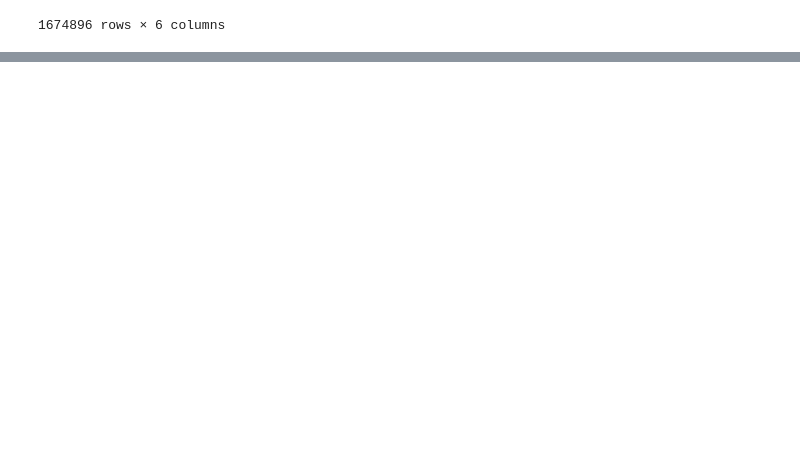
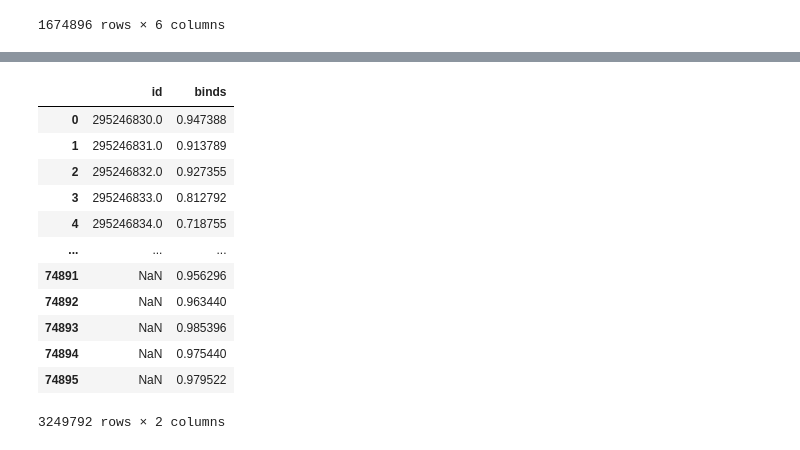
Before and after one commit to alexjimenez99/Leash-Bio, a Jupyter notebook: Leash_Bio_Kaggle.ipynb, the cells around one changed output, grey strips where cells are left out. Drawn from its saved outputs; the diff is of its cells as text; code cells hidden in the pictures; blank space fills up the shorter version.

```diff
--- a/Leash_Bio_Kaggle.ipynb
+++ b/Leash_Bio_Kaggle.ipynb
@@ -828,0 +1270,16 @@ ValueError: Duplicate Experiment Name. Choose a different experiment name
+# %%
+submission_df
+# %% [output]
+|  | id | binds |
+| 0 | 295246830.0 | 0.947388 |
+| 1 | 295246831.0 | 0.913789 |
+| 2 | 295246832.0 | 0.927355 |
+| 3 | 295246833.0 | 0.812792 |
+| 4 | 295246834.0 | 0.718755 |
+| ... | ... | ... |
+| 74891 | NaN | 0.956296 |
+| 74892 | NaN | 0.963440 |
+| 74893 | NaN | 0.985396 |
+| 74894 | NaN | 0.975440 |
+| 74895 | NaN | 0.979522 |
+3249792 rows × 2 columns
```
Also changed, not shown: parts of 63 cells of this notebook.
